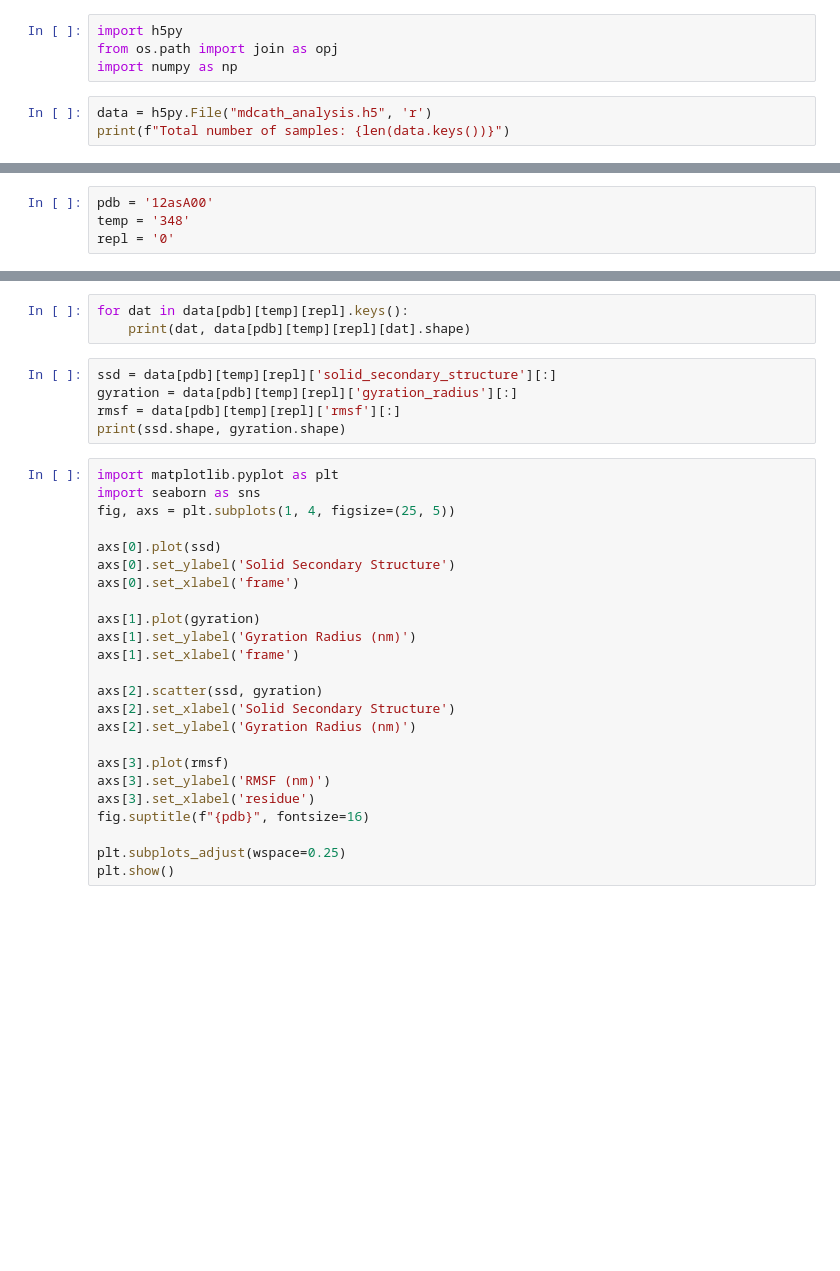
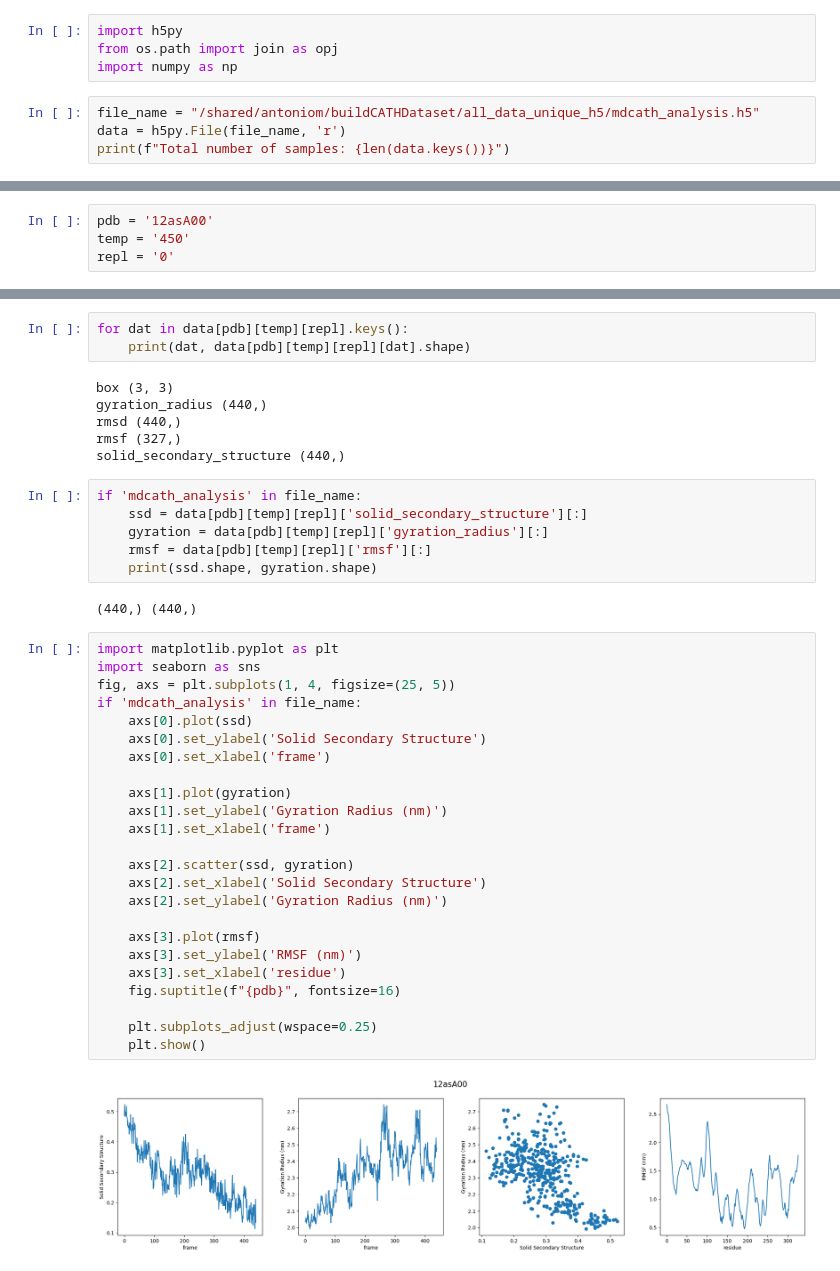
Before and after one commit to compsciencelab/mdCATH, a Jupyter notebook: all_data_unique_h5/read_info.ipynb, the cells around one changed output, grey strips where cells are left out. Cells and saved outputs as stored; diff of their text form; blank space fills up the shorter version.

```diff
--- a/all_data_unique_h5/read_info.ipynb
+++ b/all_data_unique_h5/read_info.ipynb
@@ -3,5 +3,6 @@ import h5py
 from os.path import join as opj
 import numpy as np
 # %%
-data = h5py.File("mdcath_analysis.h5", 'r')
+file_name = "/shared/antoniom/buildCATHDataset/all_data_unique_h5/mdcath_analysis.h5"
+data = h5py.File(file_name, 'r')
 print(f"Total number of samples: {len(data.keys())}")
@@ -8,6 +11,6 @@ print(f"Total number of samples: {len(data.keys())}")
 # %%
 pdb = '12asA00'
-temp = '348'
+temp = '450'
 repl = '0'
 # %%
 data[pdb].keys()
@@ -21,32 +39,43 @@ for k in data[pdb][temp][repl].attrs.keys():
 # %%
 for dat in data[pdb][temp][repl].keys():
     print(dat, data[pdb][temp][repl][dat].shape)
+# %% [output]
+box (3, 3)
+gyration_radius (440,)
+rmsd (440,)
+rmsf (327,)
+solid_secondary_structure (440,)
 # %%
-ssd = data[pdb][temp][repl]['solid_secondary_structure'][:]
-gyration = data[pdb][temp][repl]['gyration_radius'][:]
-rmsf = data[pdb][temp][repl]['rmsf'][:]
-print(ssd.shape, gyration.shape)
+if 'mdcath_analysis' in file_name:
+    ssd = data[pdb][temp][repl]['solid_secondary_structure'][:]
+    gyration = data[pdb][temp][repl]['gyration_radius'][:]
+    rmsf = data[pdb][temp][repl]['rmsf'][:]
+    print(ssd.shape, gyration.shape)
+# %% [output]
+(440,) (440,)
 # %%
 import matplotlib.pyplot as plt
 import seaborn as sns
 fig, axs = plt.subplots(1, 4, figsize=(25, 5))
+if 'mdcath_analysis' in file_name:
+    axs[0].plot(ssd)
+    axs[0].set_ylabel('Solid Secondary Structure')
+    axs[0].set_xlabel('frame')
 
-axs[0].plot(ssd)
-axs[0].set_ylabel('Solid Secondary Structure')
-axs[0].set_xlabel('frame')
+    axs[1].plot(gyration)
+    axs[1].set_ylabel('Gyration Radius (nm)')
+    axs[1].set_xlabel('frame')
 
-axs[1].plot(gyration)
-axs[1].set_ylabel('Gyration Radius (nm)')
-axs[1].set_xlabel('frame')
+    axs[2].scatter(ssd, gyration)
+    axs[2].set_xlabel('Solid Secondary Structure')
+    axs[2].set_ylabel('Gyration Radius (nm)')
 
-axs[2].scatter(ssd, gyration)
-axs[2].set_xlabel('Solid Secondary Structure')
-axs[2].set_ylabel('Gyration Radius (nm)')
+    axs[3].plot(rmsf)
+    axs[3].set_ylabel('RMSF (nm)')
+    axs[3].set_xlabel('residue')
+    fig.suptitle(f"{pdb}", fontsize=16)
 
-axs[3].plot(rmsf)
-axs[3].set_ylabel('RMSF (nm)')
-axs[3].set_xlabel('residue')
-fig.suptitle(f"{pdb}", fontsize=16)
-
-plt.subplots_adjust(wspace=0.25)
-plt.show()
+    plt.subplots_adjust(wspace=0.25)
+    plt.show()
+# %% [output]
+[figure, added]
```
Also changed, not shown: parts of 6 cells of this notebook.
